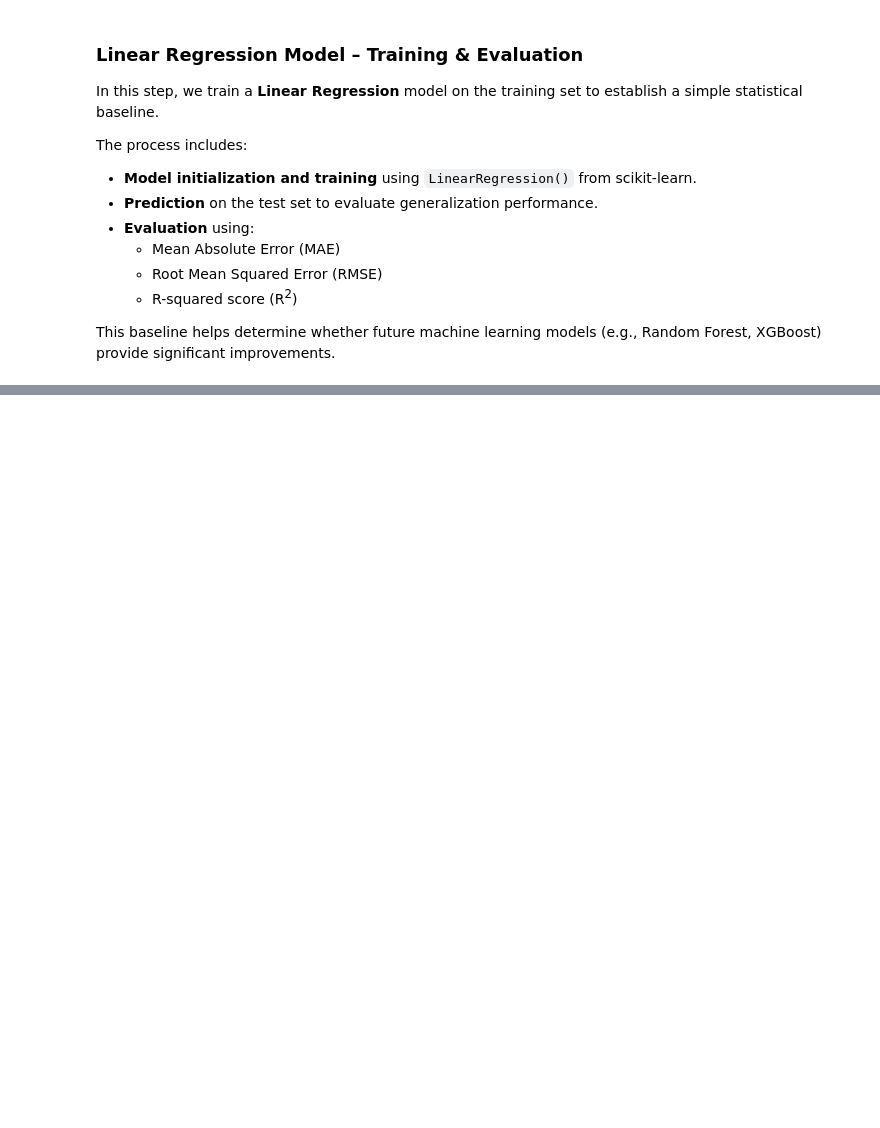
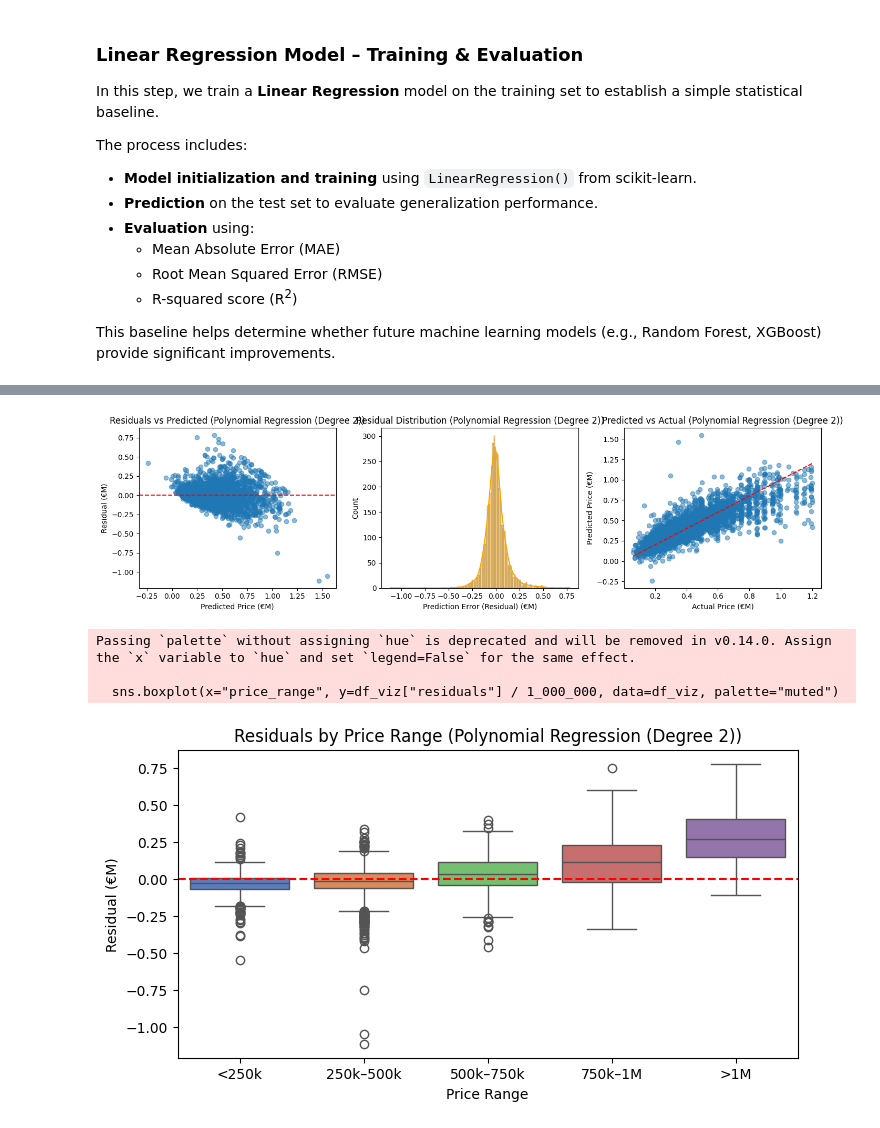
Before and after one commit to meganmarchale/real-estate-price-predictor, a Jupyter notebook: notebooks/pipeline/040_train_baseline_model.ipynb, the cells around one changed output, grey strips where cells are left out. Cells and saved outputs as stored; diff of their text form; code cells hidden in the pictures; blank space fills up the shorter version.

```diff
--- a/notebooks/pipeline/040_train_baseline_model.ipynb
+++ b/notebooks/pipeline/040_train_baseline_model.ipynb
@@ -455,0 +543,70 @@ Passing `palette` without assigning `hue` is deprecated and will be removed in v
+# %%
+import pandas as pd
+import matplotlib.pyplot as plt
+import seaborn as sns
+from utils.constants import PRICE_BINS, PRICE_BIN_LABELS
+
+model_display_name = f"Polynomial Regression (Degree {degree})"
+
+# Calcul des résidus (y_test - y_pred_test)
+residuals = y_test - y_pred_test
+
+# Création du DataFrame pour visualisation
+df_viz = pd.DataFrame({
+    "y_true": y_test,
+    "y_pred": y_pred_test,
+    "residuals": residuals,
+})
+
+# Ajout des tranches de prix pour analyses par segment
+df_viz["price_range"] = pd.cut(df_viz["y_true"], bins=PRICE_BINS, labels=PRICE_BIN_LABELS)
+
+# Affichage des métriques déjà loggées ailleurs
+logger.display_table(n_rows=10)
+
+# Diagrammes
+plt.figure(figsize=(14, 4))
+
+# 1. Residuals vs Predicted Prices en M€
+plt.subplot(1, 3, 1)
+plt.scatter(df_viz["y_pred"] / 1_000_000, df_viz["residuals"] / 1_000_000, alpha=0.5)
+plt.axhline(0, color='r', linestyle='--')
+plt.xlabel("Predicted Price (€M)")
+plt.ylabel("Residual (€M)")
+plt.title(f"Residuals vs Predicted ({model_display_name})")
+
+# 2. Distribution des résidus en M€
+plt.subplot(1, 3, 2)
+sns.histplot(df_viz["residuals"] / 1_000_000, kde=True, color="orange")
+plt.xlabel("Prediction Error (Residual) (€M)")
+plt.title(f"Residual Distribution ({model_display_name})")
+
+# 3. Prédits vs Réels en M€
+plt.subplot(1, 3, 3)
+plt.scatter(df_viz["y_true"] / 1_000_000, df_viz["y_pred"] / 1_000_000, alpha=0.5)
+plt.plot(
+    [df_viz["y_true"].min() / 1_000_000, df_viz["y_true"].max() / 1_000_000],
+    [df_viz["y_true"].min() / 1_000_000, df_viz["y_true"].max() / 1_000_000],
+    color='red', linestyle='--'
+)
+plt.xlabel("Actual Price (€M)")
+plt.ylabel("Predicted Price (€M)")
+plt.title(f"Predicted vs Actual ({model_display_name})")
+
+plt.tight_layout()
+plt.show()
+
+# 4. Boxplot des résidus par tranche de prix en M€
+plt.figure(figsize=(8, 4))
+sns.boxplot(x="price_range", y=df_viz["residuals"] / 1_000_000, data=df_viz, palette="muted")
+plt.axhline(0, color='r', linestyle='--')
+plt.xlabel("Price Range")
+plt.ylabel("Residual (€M)")
+plt.title(f"Residuals by Price Range ({model_display_name})")
+plt.show()
+# %% [output]
+[figure, added]
+Passing `palette` without assigning `hue` is deprecated and will be removed in v0.14.0. Assign the `x` variable to `hue` and set `legend=False` for the same effect.
+
+  sns.boxplot(x="price_range", y=df_viz["residuals"] / 1_000_000, data=df_viz, palette="muted")
+[figure, added]
```
Also changed, not shown: parts of 13 cells of this notebook, 20 other files.
